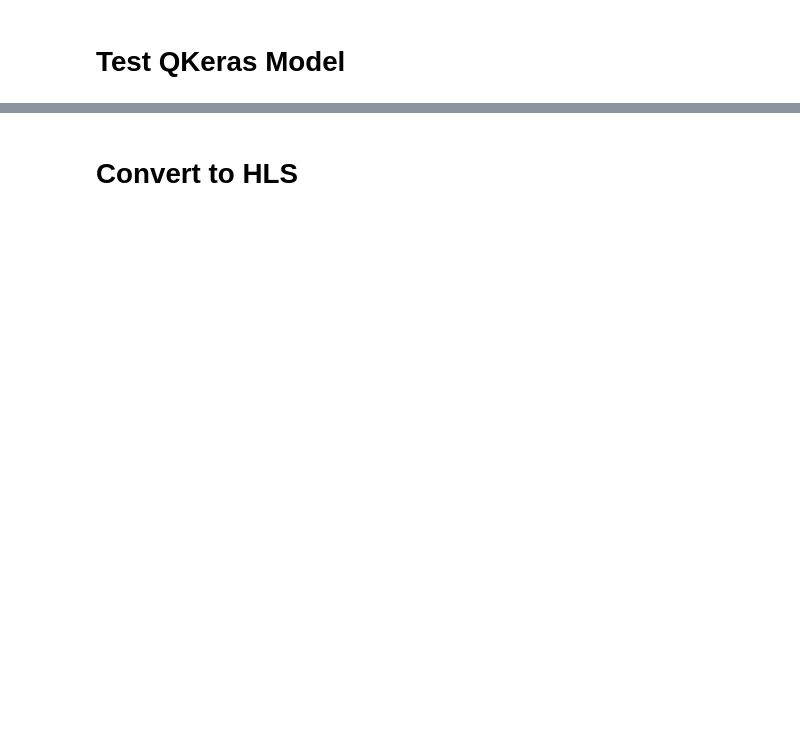
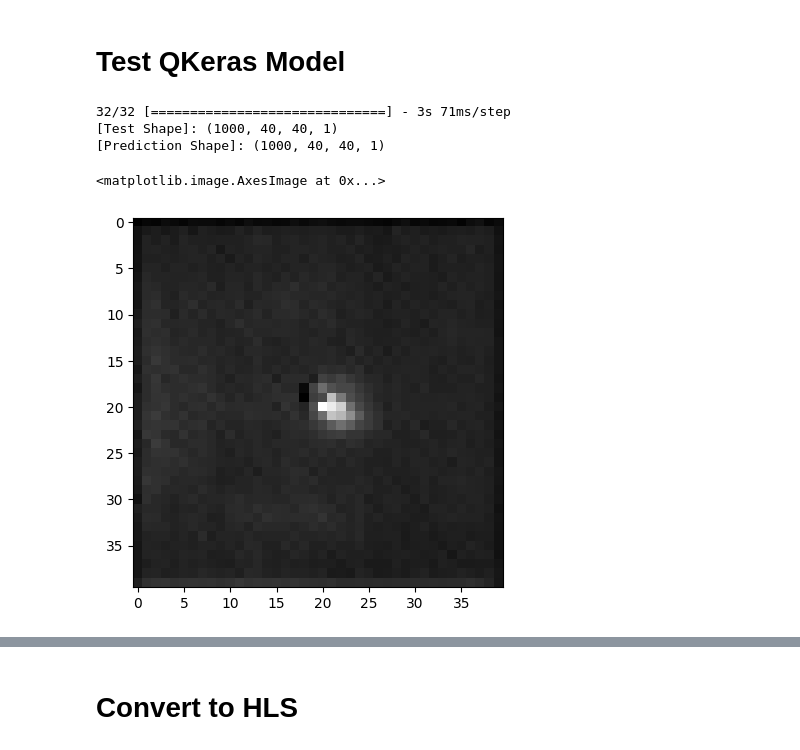
Before and after one commit to uw-acme/Rheed-Folo, a Jupyter notebook: Real_Flow.ipynb, the cells around one changed output, grey strips where cells are left out. Cells and saved outputs as stored; diff of their text form; code cells hidden in the pictures; blank space fills up the shorter version.

```diff
--- a/Real_Flow.ipynb
+++ b/Real_Flow.ipynb
@@ -12,7 +12,7 @@ from tqdm import tqdm
 from concurrent.futures import ThreadPoolExecutor, ProcessPoolExecutor, as_completed
 # %%
 # Constants #
-DATA_DIR = "../Data/"
+DATA_DIR = r"C:\\Users\\abdel\\OneDrive\\Documents\\RHEED\\datafed\\"
 
 IMAGE_X = 320
 IMAGE_Y = 320
@@ -351,10 +384,10 @@ def loss_wbce(y_true, y_pred):
 # %%
 # Train or Load #
 # TODO: Fix Load
-TRAIN_MODEL = True
-LOAD_MODEL = False
+TRAIN_MODEL = False
+LOAD_MODEL = True
 
-MODEL_NAME = ""
+MODEL_NAME = "real_flow_model"
 
 NUM_EPOCHS = 100
 EARLY_STOPPING_PATIENCE = 10
@@ -421,3 +472,13 @@ predictions_qk = baby_yolo_qk.predict(test_img_arr)
 
 print(f"[Test Shape]: {test_label_arr.shape}")
 print(f"[Prediction Shape]: {predictions_qk.shape}")
+# %% [output]
+32/32 [==============================] - 3s 71ms/step
+[Test Shape]: (1000, 40, 40, 1)
+[Prediction Shape]: (1000, 40, 40, 1)
+# %%
+import matplotlib.pyplot as plt
+plt.imshow(predictions_qk[0, :, :, 0], cmap="gray")
+# %% [output]
+<matplotlib.image.AxesImage at 0x...>
+[figure, added]
```
Also changed, not shown: parts of 9 cells of this notebook, 1 other file.
